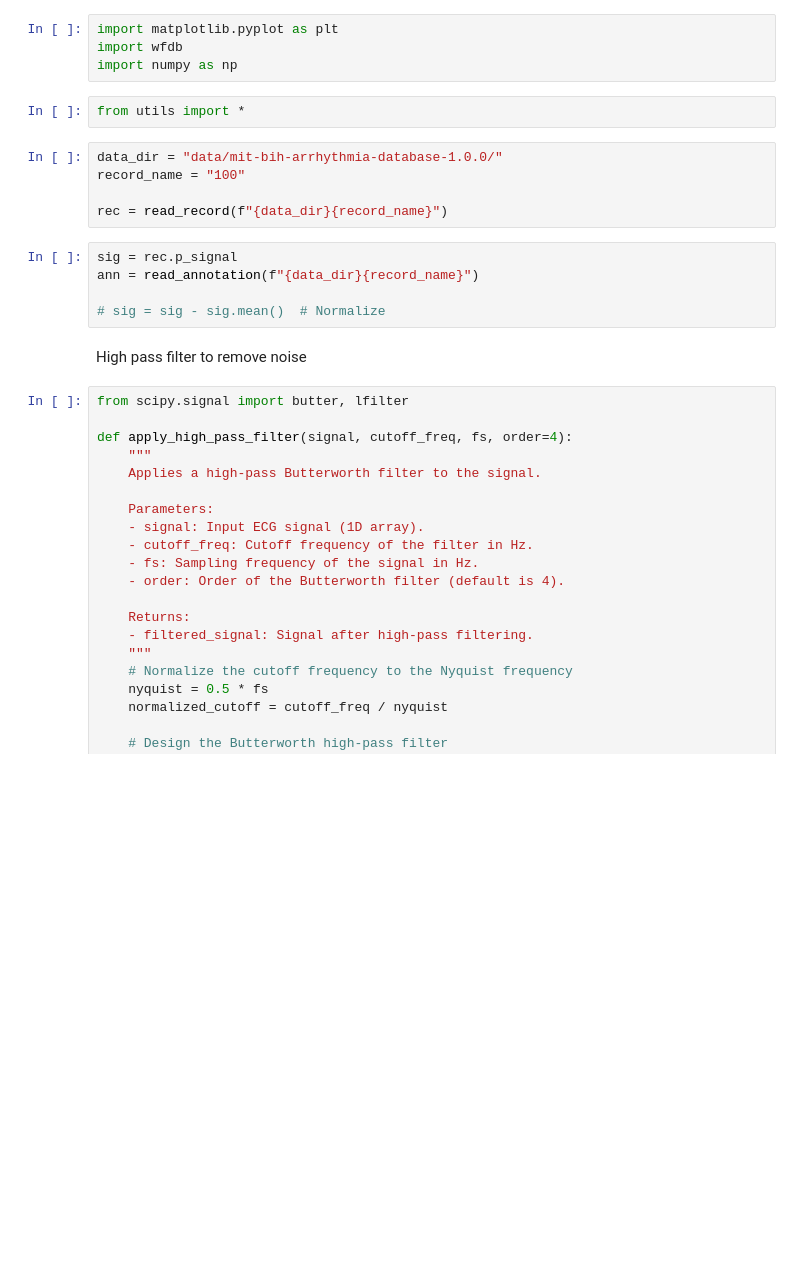
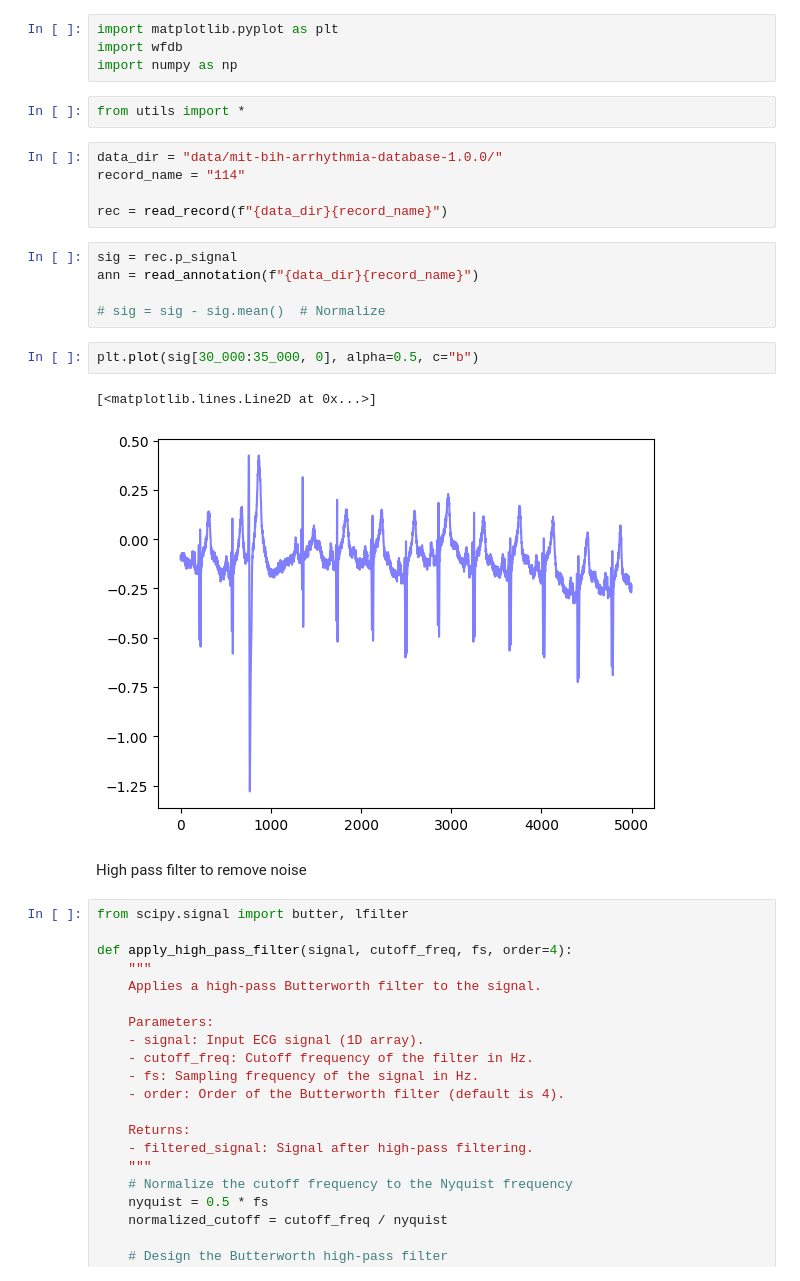
Before and after one commit to strojanski/biomed-signal-processing, a Jupyter notebook: qrs_detection/qrs.ipynb, the cells around one changed output. Drawn from its saved outputs; the diff is of its cells as text; blank space fills up the shorter version.

```diff
--- a/qrs_detection/qrs.ipynb
+++ b/qrs_detection/qrs.ipynb
@@ -6,7 +6,7 @@ import numpy as np
 from utils import *
 # %%
 data_dir = "data/mit-bih-arrhythmia-database-1.0.0/"
-record_name = "100"
+record_name = "114"
 
 rec = read_record(f"{data_dir}{record_name}")
 # %%
@@ -14,6 +14,11 @@ sig = rec.p_signal
 ann = read_annotation(f"{data_dir}{record_name}")
 
 # sig = sig - sig.mean()  # Normalize
+# %%
+plt.plot(sig[30_000:35_000, 0], alpha=0.5, c="b")
+# %% [output]
+[<matplotlib.lines.Line2D at 0x...>]
+[figure, added]
 # %% [markdown]
 High pass filter to remove noise
 # %%
```
Also changed, not shown: parts of 3 cells of this notebook, 58 other files.
